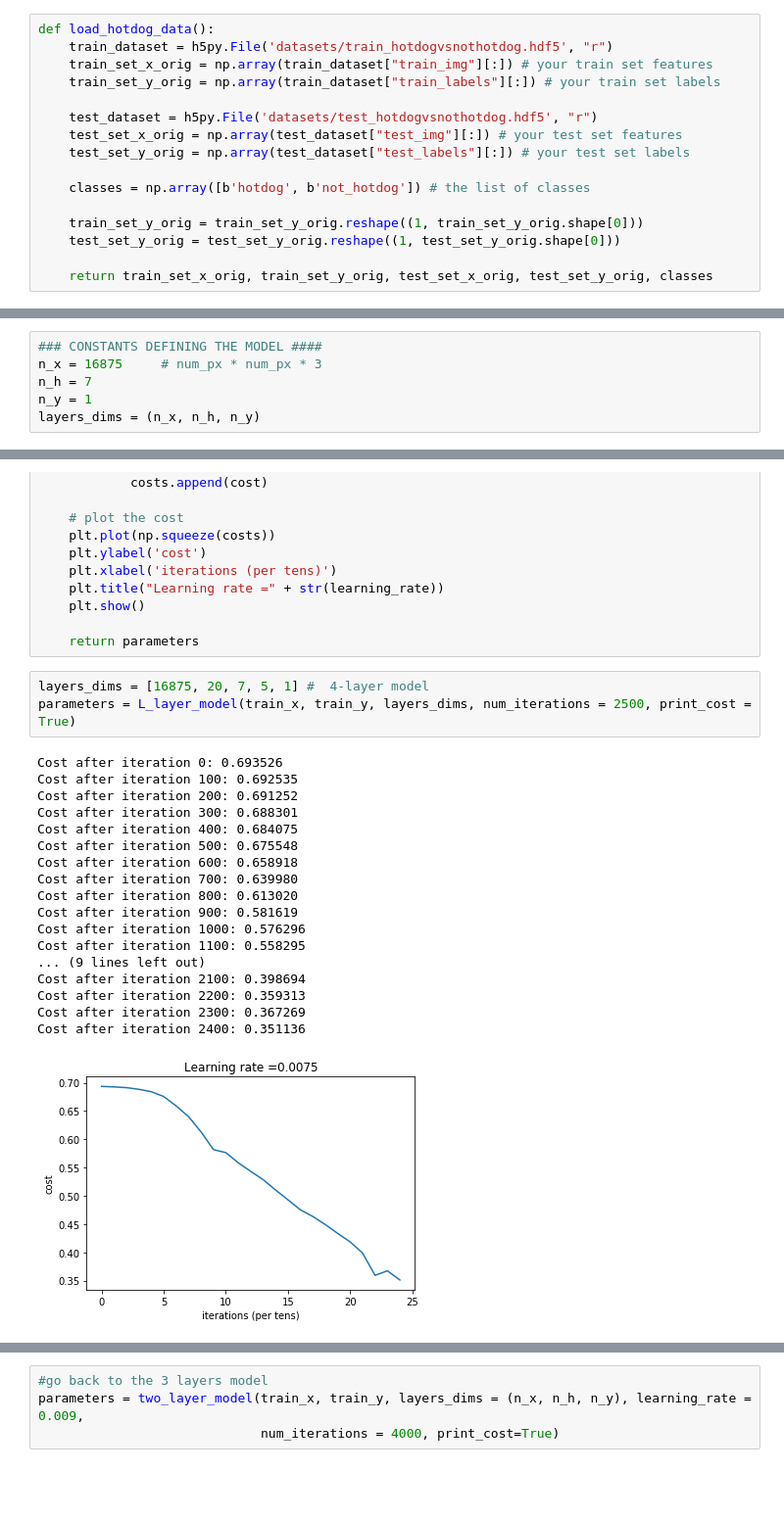
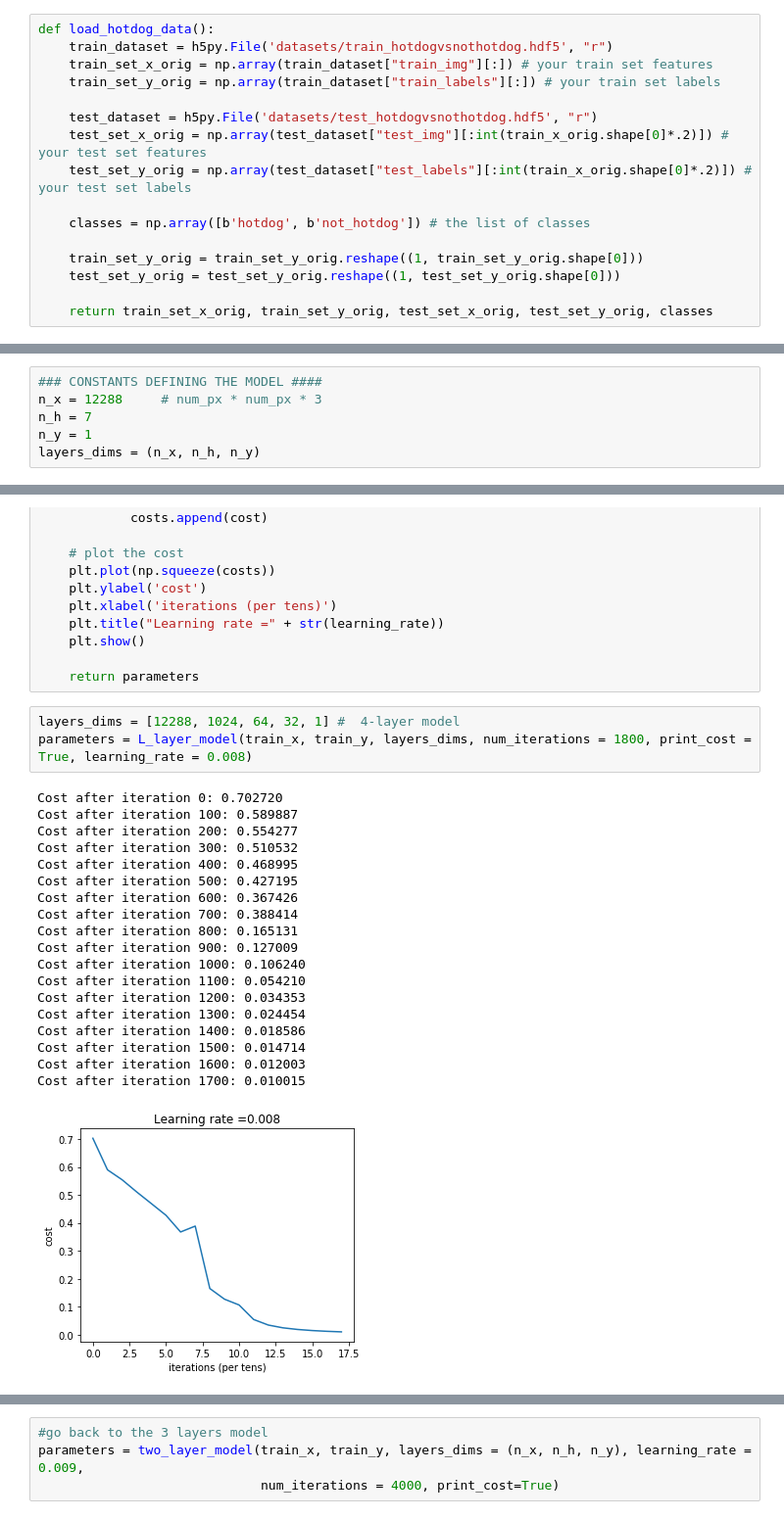
Before and after one commit to arcticbarra/DeepNeuralNetwork, a Jupyter notebook: Final Deep Neural Network.ipynb, the cells around one changed output, grey strips where cells are left out. Shown: that part at 98% size. Cells and saved outputs as stored; diff of their text form; blank space fills up the shorter version.

Commit message:
Update dataset

```diff
--- a/Final Deep Neural Network.ipynb
+++ b/Final Deep Neural Network.ipynb
@@ -24,8 +27,8 @@ def load_hotdog_data():
     train_set_y_orig = np.array(train_dataset["train_labels"][:]) # your train set labels
 
     test_dataset = h5py.File('datasets/test_hotdogvsnothotdog.hdf5', "r")
-    test_set_x_orig = np.array(test_dataset["test_img"][:]) # your test set features
-    test_set_y_orig = np.array(test_dataset["test_labels"][:]) # your test set labels
+    test_set_x_orig = np.array(test_dataset["test_img"][:int(train_x_orig.shape[0]*.2)]) # your test set features
+    test_set_y_orig = np.array(test_dataset["test_labels"][:int(train_x_orig.shape[0]*.2)]) # your test set labels
 
     classes = np.array([b'hotdog', b'not_hotdog']) # the list of classes
 
@@ -81,6 +84,6 @@ test_x's shape: (16875, 500)
 # %%
 ### CONSTANTS DEFINING THE MODEL ####
-n_x = 16875     # num_px * num_px * 3
+n_x = 12288     # num_px * num_px * 3
 n_h = 7
 n_y = 1
 layers_dims = (n_x, n_h, n_y)
@@ -266,27 +269,28 @@ def L_layer_model(X, Y, layers_dims, learning_rate = 0.0075, num_iterations = 30
 
     return parameters
 # %%
-layers_dims = [16875, 20, 7, 5, 1] #  4-layer model
-parameters = L_layer_model(train_x, train_y, layers_dims, num_iterations = 2500, print_cost = True)
+layers_dims = [12288, 1024, 64, 32, 1] #  4-layer model
+parameters = L_layer_model(train_x, train_y, layers_dims, num_iterations = 1800, print_cost = True, learning_rate = 0.008)
 # %% [output]
-Cost after iteration 0: 0.693526
-Cost after iteration 100: 0.692535
-Cost after iteration 200: 0.691252
-Cost after iteration 300: 0.688301
-Cost after iteration 400: 0.684075
-Cost after iteration 500: 0.675548
-Cost after iteration 600: 0.658918
-Cost after iteration 700: 0.639980
-Cost after iteration 800: 0.613020
-Cost after iteration 900: 0.581619
-Cost after iteration 1000: 0.576296
-Cost after iteration 1100: 0.558295
-... (9 lines left out)
-Cost after iteration 2100: 0.398694
-Cost after iteration 2200: 0.359313
-Cost after iteration 2300: 0.367269
-Cost after iteration 2400: 0.351136
+Cost after iteration 0: 0.702720
+Cost after iteration 100: 0.589887
+Cost after iteration 200: 0.554277
+Cost after iteration 300: 0.510532
+Cost after iteration 400: 0.468995
+Cost after iteration 500: 0.427195
+Cost after iteration 600: 0.367426
+Cost after iteration 700: 0.388414
+Cost after iteration 800: 0.165131
+Cost after iteration 900: 0.127009
+Cost after iteration 1000: 0.106240
+Cost after iteration 1100: 0.054210
+Cost after iteration 1200: 0.034353
+Cost after iteration 1300: 0.024454
+Cost after iteration 1400: 0.018586
+Cost after iteration 1500: 0.014714
+Cost after iteration 1600: 0.012003
+Cost after iteration 1700: 0.010015
-[figure, old version]
+[figure, new version]
 # %%
 pred_train = predict(train_x, train_y, parameters)
 # %% [output]
```
Also changed, not shown: parts of 15 cells of this notebook, 3 other files.
